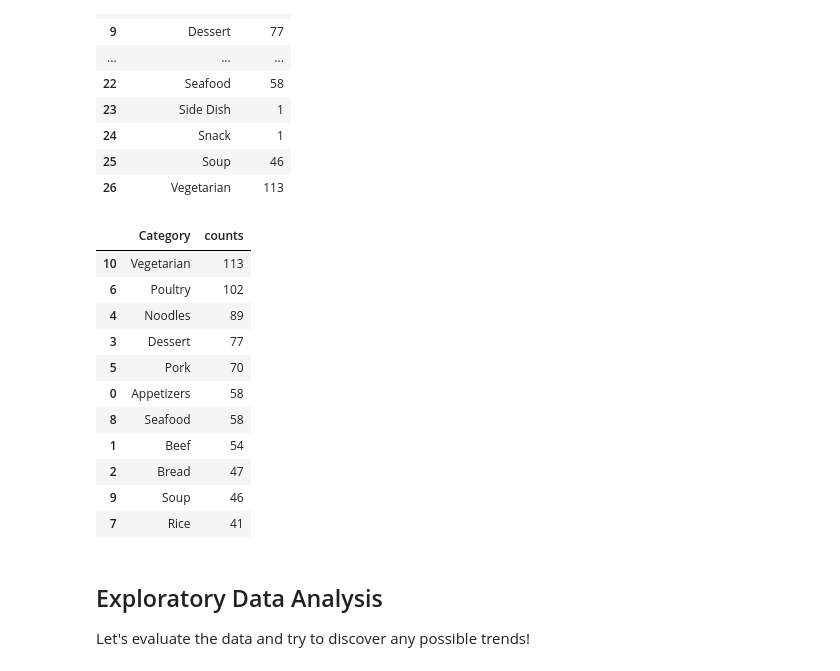
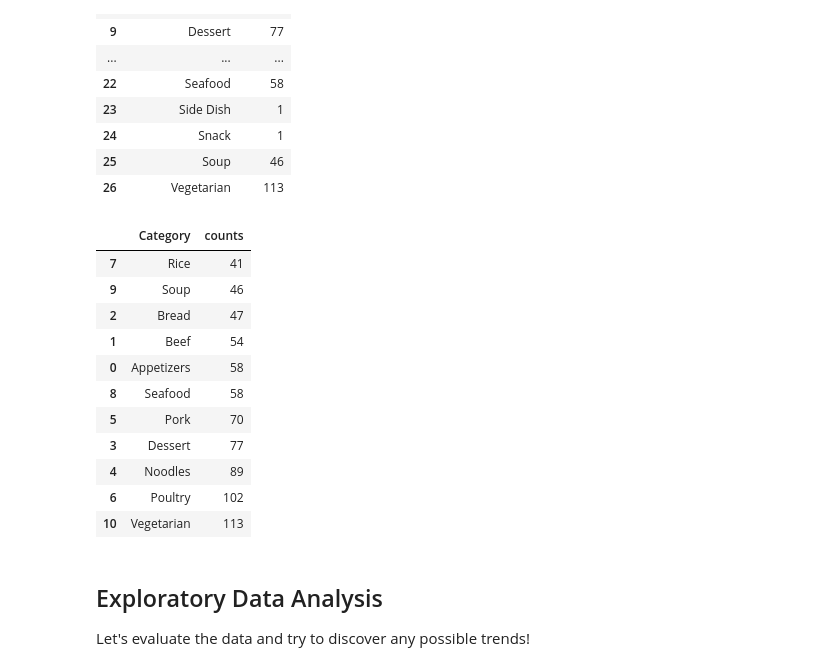
Before and after one commit to hurhurhurt/CS-Projects, a Jupyter notebook: Recipe Analysis.ipynb, the cells around one changed output. Cells and saved outputs as stored; diff of their text form; code cells hidden in the pictures.

```diff
--- a/Recipe Analysis.ipynb
+++ b/Recipe Analysis.ipynb
@@ -191,25 +191,25 @@ li
 | 26 | Vegetarian | 113 |
 # %%
 # Columns look fine for the most part, but there are a couple of columns that are sparse in count. This won't be relevant
-# for our visualization later, so let's drop them.
+# for our visualization later, so let's drop everything under 15.
 
 counts = data['Category'].value_counts()
 data = data[data.isin(counts.index[counts >= 15]).values]
-new_li = data.groupby(['Category']).size().reset_index(name='counts').sort_values(['counts'], ascending=False)
+new_li = data.groupby(['Category']).size().reset_index(name='counts').sort_values(['counts'], ascending=True)
 new_li
 # %% [output]
 |  | Category | counts |
-| 10 | Vegetarian | 113 |
-| 6 | Poultry | 102 |
-| 4 | Noodles | 89 |
-| 3 | Dessert | 77 |
-| 5 | Pork | 70 |
+| 7 | Rice | 41 |
+| 9 | Soup | 46 |
+| 2 | Bread | 47 |
+| 1 | Beef | 54 |
 | 0 | Appetizers | 58 |
 | 8 | Seafood | 58 |
-| 1 | Beef | 54 |
-| 2 | Bread | 47 |
-| 9 | Soup | 46 |
-| 7 | Rice | 41 |
+| 5 | Pork | 70 |
+| 3 | Dessert | 77 |
+| 4 | Noodles | 89 |
+| 6 | Poultry | 102 |
+| 10 | Vegetarian | 113 |
 # %% [markdown]
 ## Exploratory Data Analysis
 Let's evaluate the data and try to discover any possible trends!
```
Also changed, not shown: parts of 2 cells of this notebook.
